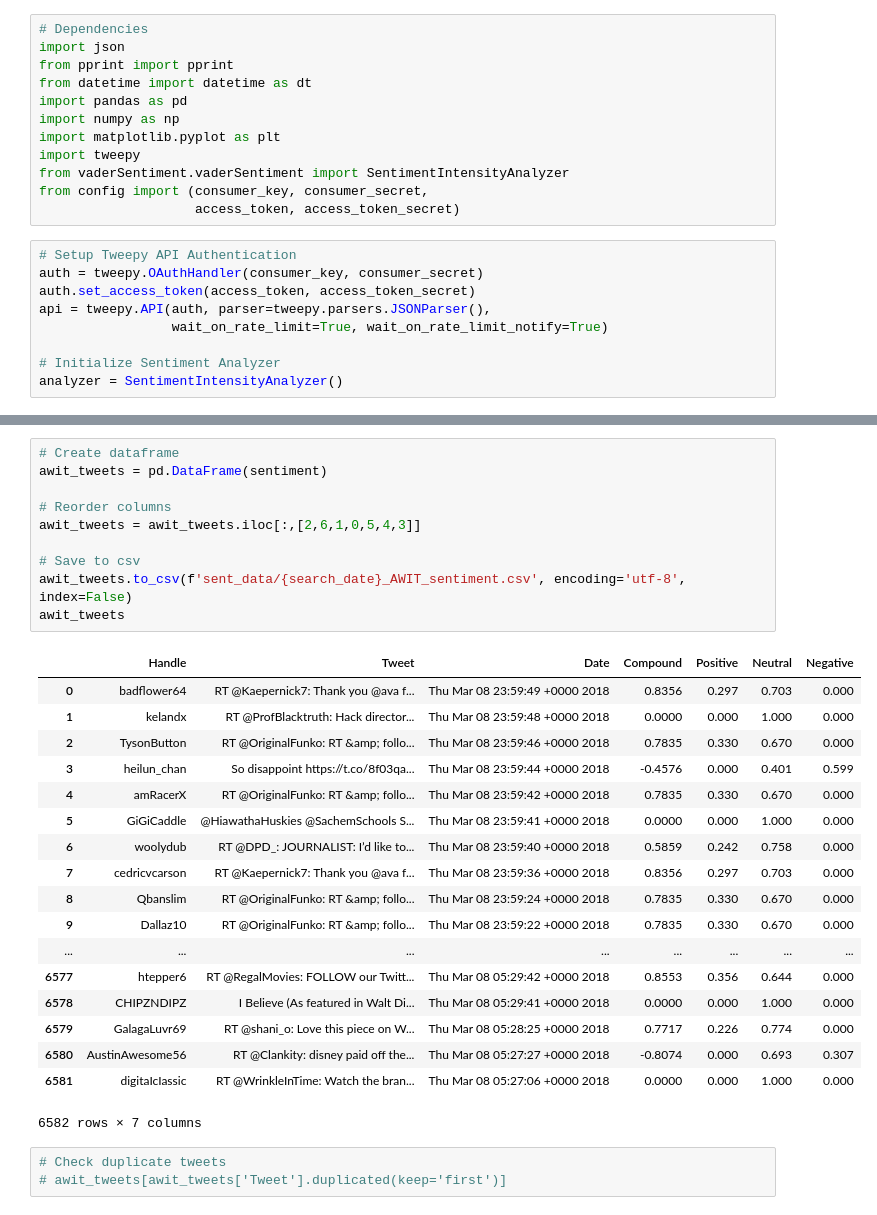
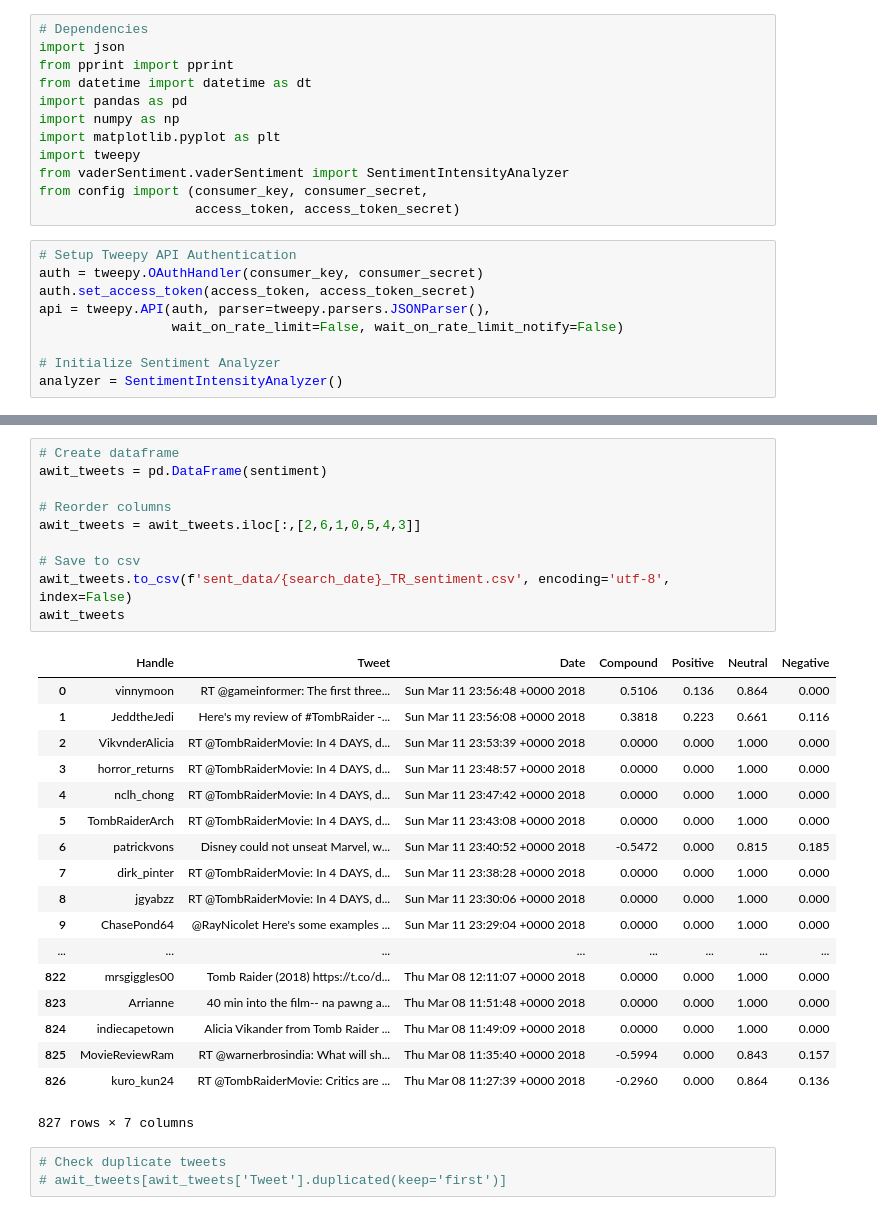
Before and after one commit to Jayleh/dream-reapers, a Jupyter notebook: movie_sentiment.ipynb, the cells around one changed output, grey strips where cells are left out. Drawn from its saved outputs; the diff is of its cells as text.

Commit message:
extracting more movie sentiment data

```diff
--- a/movie_sentiment.ipynb
+++ b/movie_sentiment.ipynb
@@ -15,7 +15,7 @@ from config import (consumer_key, consumer_secret,
 auth = tweepy.OAuthHandler(consumer_key, consumer_secret)
 auth.set_access_token(access_token, access_token_secret)
 api = tweepy.API(auth, parser=tweepy.parsers.JSONParser(),
-                 wait_on_rate_limit=True, wait_on_rate_limit_notify=True)
+                 wait_on_rate_limit=False, wait_on_rate_limit_notify=False)
 
 # Initialize Sentiment Analyzer
 analyzer = SentimentIntensityAnalyzer()
@@ -96,32 +95,32 @@ RateLimitError: [{'message': 'Rate limit exceeded', 'code': 88}]
 # %%
 # Create dataframe
 awit_tweets = pd.DataFrame(sentiment)
 
 # Reorder columns
 awit_tweets = awit_tweets.iloc[:,[2,6,1,0,5,4,3]]
 
 # Save to csv
-awit_tweets.to_csv(f'sent_data/{search_date}_AWIT_sentiment.csv', encoding='utf-8', index=False)
+awit_tweets.to_csv(f'sent_data/{search_date}_TR_sentiment.csv', encoding='utf-8', index=False)
 awit_tweets
 # %% [output]
 |  | Handle | Tweet | Date | Compound | Positive | Neutral | Negative |
-| 0 | badflower64 | RT @Kaepernick7: Thank you @ava f... | Thu Mar 08 23:59:49 +0000 2018 | 0.8356 | 0.297 | 0.703 | 0.000 |
-| 1 | kelandx | RT @ProfBlacktruth: Hack director... | Thu Mar 08 23:59:48 +0000 2018 | 0.0000 | 0.000 | 1.000 | 0.000 |
-| 2 | TysonButton | RT @OriginalFunko: RT &amp; follo... | Thu Mar 08 23:59:46 +0000 2018 | 0.7835 | 0.330 | 0.670 | 0.000 |
-| 3 | heilun_chan | So disappoint https://t.co/8f03qa... | Thu Mar 08 23:59:44 +0000 2018 | -0.4576 | 0.000 | 0.401 | 0.599 |
-| 4 | amRacerX | RT @OriginalFunko: RT &amp; follo... | Thu Mar 08 23:59:42 +0000 2018 | 0.7835 | 0.330 | 0.670 | 0.000 |
-| 5 | GiGiCaddle | @HiawathaHuskies @SachemSchools S... | Thu Mar 08 23:59:41 +0000 2018 | 0.0000 | 0.000 | 1.000 | 0.000 |
-| 6 | woolydub | RT @DPD_: JOURNALIST: I’d like to... | Thu Mar 08 23:59:40 +0000 2018 | 0.5859 | 0.242 | 0.758 | 0.000 |
-| 7 | cedricvcarson | RT @Kaepernick7: Thank you @ava f... | Thu Mar 08 23:59:36 +0000 2018 | 0.8356 | 0.297 | 0.703 | 0.000 |
-| 8 | Qbanslim | RT @OriginalFunko: RT &amp; follo... | Thu Mar 08 23:59:24 +0000 2018 | 0.7835 | 0.330 | 0.670 | 0.000 |
-| 9 | Dallaz10 | RT @OriginalFunko: RT &amp; follo... | Thu Mar 08 23:59:22 +0000 2018 | 0.7835 | 0.330 | 0.670 | 0.000 |
+| 0 | vinnymoon | RT @gameinformer: The first three... | Sun Mar 11 23:56:48 +0000 2018 | 0.5106 | 0.136 | 0.864 | 0.000 |
+| 1 | JeddtheJedi | Here's my review of #TombRaider -... | Sun Mar 11 23:56:08 +0000 2018 | 0.3818 | 0.223 | 0.661 | 0.116 |
+| 2 | VikvnderAlicia | RT @TombRaiderMovie: In 4 DAYS, d... | Sun Mar 11 23:53:39 +0000 2018 | 0.0000 | 0.000 | 1.000 | 0.000 |
+| 3 | horror_returns | RT @TombRaiderMovie: In 4 DAYS, d... | Sun Mar 11 23:48:57 +0000 2018 | 0.0000 | 0.000 | 1.000 | 0.000 |
+| 4 | nclh_chong | RT @TombRaiderMovie: In 4 DAYS, d... | Sun Mar 11 23:47:42 +0000 2018 | 0.0000 | 0.000 | 1.000 | 0.000 |
+| 5 | TombRaiderArch | RT @TombRaiderMovie: In 4 DAYS, d... | Sun Mar 11 23:43:08 +0000 2018 | 0.0000 | 0.000 | 1.000 | 0.000 |
+| 6 | patrickvons | Disney could not unseat Marvel, w... | Sun Mar 11 23:40:52 +0000 2018 | -0.5472 | 0.000 | 0.815 | 0.185 |
+| 7 | dirk_pinter | RT @TombRaiderMovie: In 4 DAYS, d... | Sun Mar 11 23:38:28 +0000 2018 | 0.0000 | 0.000 | 1.000 | 0.000 |
+| 8 | jgyabzz | RT @TombRaiderMovie: In 4 DAYS, d... | Sun Mar 11 23:30:06 +0000 2018 | 0.0000 | 0.000 | 1.000 | 0.000 |
+| 9 | ChasePond64 | @RayNicolet Here's some examples ... | Sun Mar 11 23:29:04 +0000 2018 | 0.0000 | 0.000 | 1.000 | 0.000 |
 | ... | ... | ... | ... | ... | ... | ... | ... |
-| 6577 | htepper6 | RT @RegalMovies: FOLLOW our Twitt... | Thu Mar 08 05:29:42 +0000 2018 | 0.8553 | 0.356 | 0.644 | 0.000 |
-| 6578 | CHIPZNDIPZ | I Believe (As featured in Walt Di... | Thu Mar 08 05:29:41 +0000 2018 | 0.0000 | 0.000 | 1.000 | 0.000 |
-| 6579 | GalagaLuvr69 | RT @shani_o: Love this piece on W... | Thu Mar 08 05:28:25 +0000 2018 | 0.7717 | 0.226 | 0.774 | 0.000 |
-| 6580 | AustinAwesome56 | RT @Clankity: disney paid off the... | Thu Mar 08 05:27:27 +0000 2018 | -0.8074 | 0.000 | 0.693 | 0.307 |
-| 6581 | digitaIcIassic | RT @WrinkleInTime: Watch the bran... | Thu Mar 08 05:27:06 +0000 2018 | 0.0000 | 0.000 | 1.000 | 0.000 |
+| 822 | mrsgiggles00 | Tomb Raider (2018) https://t.co/d... | Thu Mar 08 12:11:07 +0000 2018 | 0.0000 | 0.000 | 1.000 | 0.000 |
+| 823 | Arrianne | 40 min into the film-- na pawng a... | Thu Mar 08 11:51:48 +0000 2018 | 0.0000 | 0.000 | 1.000 | 0.000 |
+| 824 | indiecapetown | Alicia Vikander from Tomb Raider ... | Thu Mar 08 11:49:09 +0000 2018 | 0.0000 | 0.000 | 1.000 | 0.000 |
+| 825 | MovieReviewRam | RT @warnerbrosindia: What will sh... | Thu Mar 08 11:35:40 +0000 2018 | -0.5994 | 0.000 | 0.843 | 0.157 |
+| 826 | kuro_kun24 | RT @TombRaiderMovie: Critics are ... | Thu Mar 08 11:27:39 +0000 2018 | -0.2960 | 0.000 | 0.864 | 0.136 |
-6582 rows × 7 columns
+827 rows × 7 columns
 # %%
 # Check duplicate tweets
 # awit_tweets[awit_tweets['Tweet'].duplicated(keep='first')]
```
Also changed, not shown: parts of 1 cell of this notebook, 3 other files.
